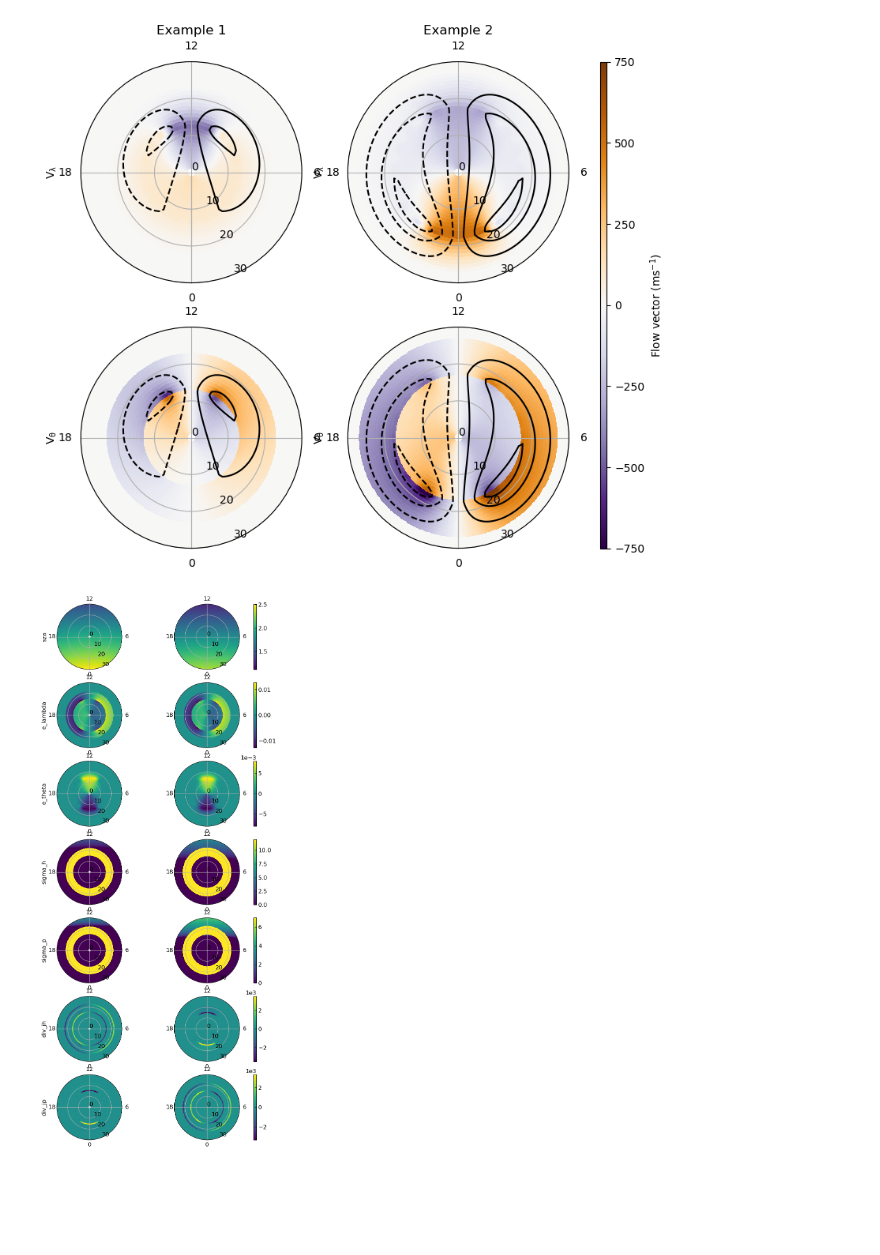
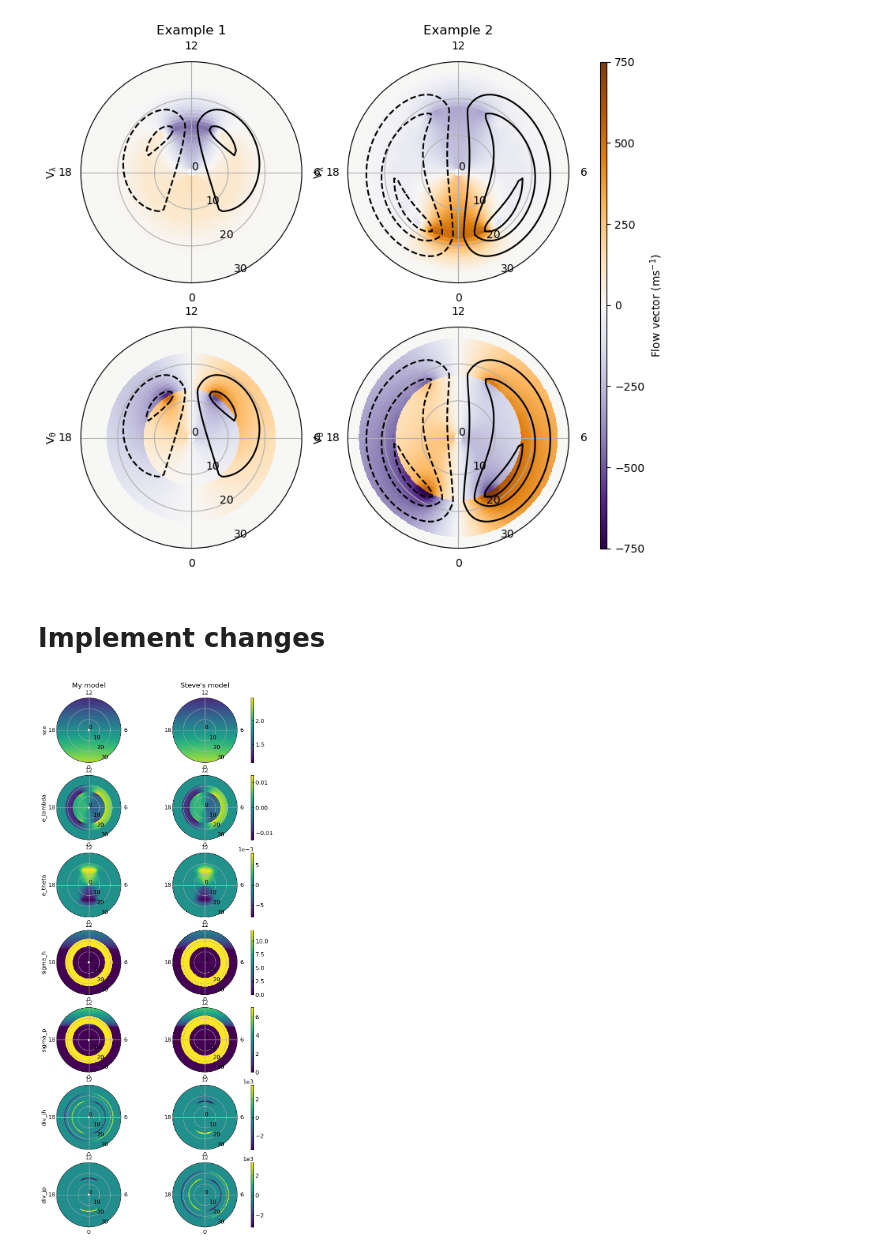
Before and after one commit to johncoxon/facer-model, a Jupyter notebook: notebooks/Milan (2013).ipynb, the cells around one changed output. Cells and saved outputs as stored; diff of their text form; code cells hidden in the pictures; blank space fills up the shorter version.

```diff
--- a/notebooks/Milan (2013).ipynb
+++ b/notebooks/Milan (2013).ipynb
@@ -226,3 +96,5 @@ class BetterModel(Model):
+# %% [markdown]
+# Implement changes
 # %%
 import datetime as dt
 model = BetterModel(8.09364 * 1.7, 8.09364 * 1.7, 78.8214, dt.datetime(2010,1,1,17), "north",
@@ -232,34 +104,37 @@ div_jh, div_jp, fac = model.currents()
 # %%
 from scipy.io import readsav
 
-sav = readsav("/Users/John/Desktop/3_0_17.sav")
+sav = readsav("../3_0_17.sav")
 # %%
-from johncoxon.plot import add_cax, configure_polar_plot
+from johncoxon.plot import add_cax, configure_polar_plot, save_figure
 
 fig, ax = plt.subplots(7, 2, figsize=(8, 20), subplot_kw={"polar": True})
 mesh = np.empty_like(ax, dtype=object)
+
+ax[0, 0].set_title("My model")
+ax[0, 1].set_title("Steve's model")
+
+model_variables = [model.sza, model.e_labda, model.e_theta, model.sigma_h, model.sigma_p, div_jh, div_jp]
+for row, variable in enumerate(model_variables):
+    mesh[row, 0] = ax[row, 0].pcolormesh(model.theta, model.colat, variable, shading="nearest")
 
 for row, variable in enumerate(["sza", "e_lambda", "e_theta", "sigma_h", "sigma_p", "div_jh", "div_jp"]):
     if variable == "sza":
         plot = np.radians(sav["sza"])
     else:
         plot = sav[variable]
     mesh[row, 1] = ax[row, 1].pcolormesh(np.radians(np.arange(0, 360, 2)), np.arange(40),
                                          plot.T, shading="nearest")
     ax[row, 0].set_ylabel(variable, labelpad=20)
 
-model_variables = [model.sza, model.e_labda, model.e_theta, model.sigma_h, model.sigma_p, div_jh, div_jp]
-for row, variable in enumerate(model_variables):
-    mesh[row, 0] = ax[row, 0].pcolormesh(model.theta, model.colat, variable, shading="nearest")
-
     cax = add_cax(fig, ax[row, :])
     clim0 = mesh[row, 0].get_clim()
     clim1 = mesh[row, 1].get_clim()
     for i in [0, 1]:
         mesh[row, i].set_clim(np.min((clim0, clim1)), np.max((clim0, clim1)))
     plt.colorbar(mesh[row, 0], cax=cax)
 
 for a in ax.flatten():
     configure_polar_plot(a, 30)
 # %% [output]
-[figure, old version]
+[figure, new version]
```
Also changed, not shown: parts of 2 cells of this notebook.
